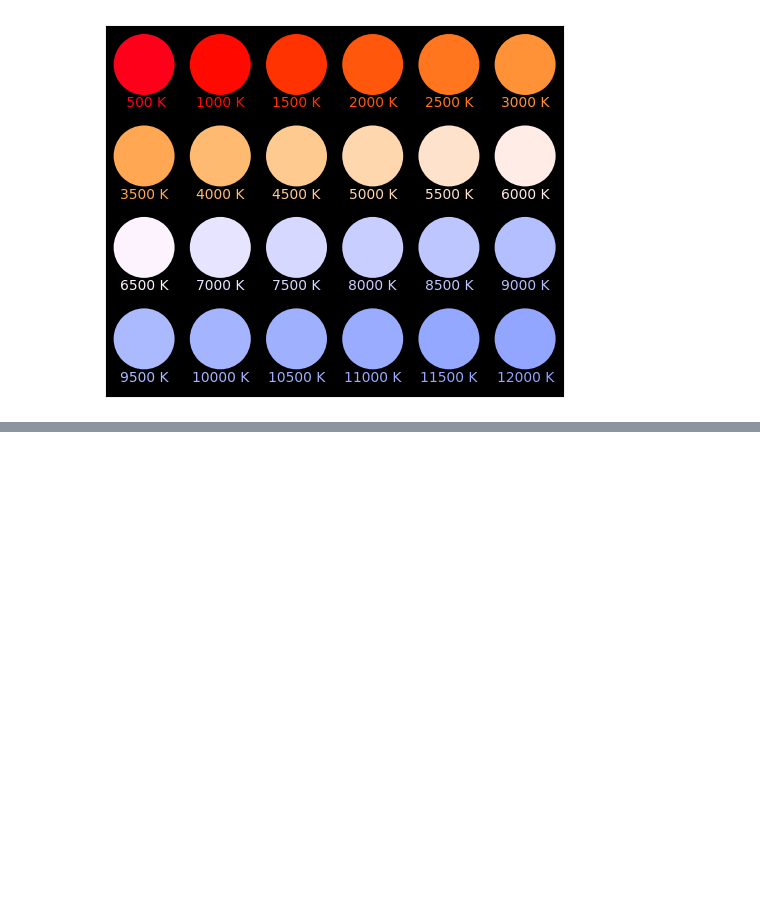
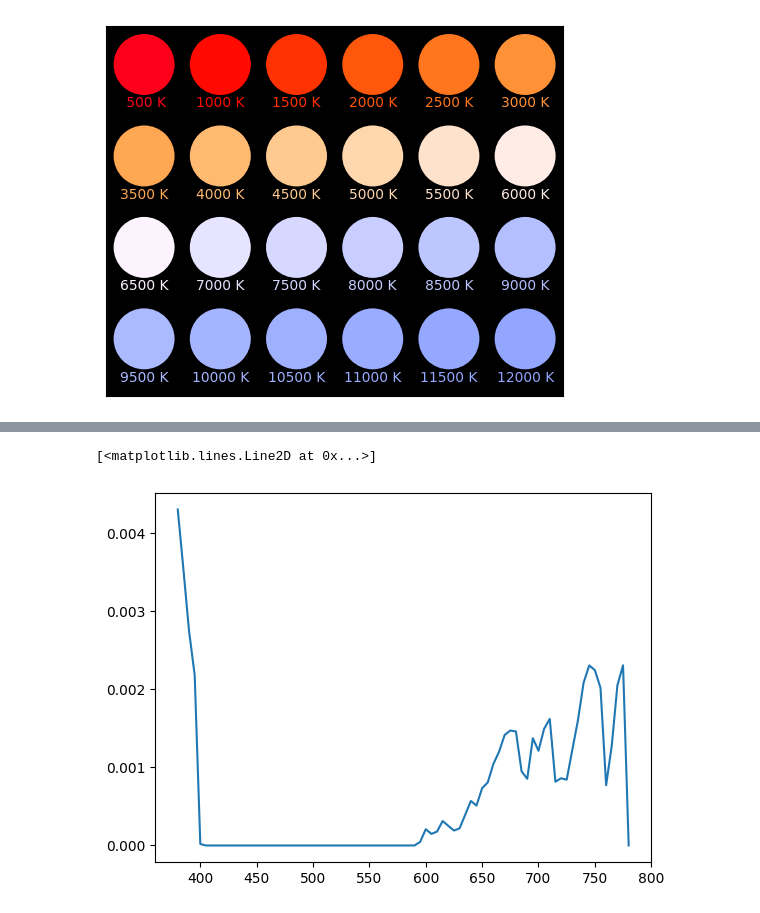
Before and after one commit to bcheung2001/sunlamp, a Jupyter notebook: spectra_to_rgb.ipynb, the cells around one changed output, grey strips where cells are left out. Cells and saved outputs as stored; diff of their text form; code cells hidden in the pictures; blank space fills up the shorter version.

```diff
--- a/spectra_to_rgb.ipynb
+++ b/spectra_to_rgb.ipynb
@@ -79,0 +89,5 @@ indices = np.digitize(spec_fine[:,0], lam)
+# %%
+plt.plot(lam,mean_spec)
+# %% [output]
+[<matplotlib.lines.Line2D at 0x...>]
+[figure, added]
```
Also changed, not shown: parts of 7 cells of this notebook.
